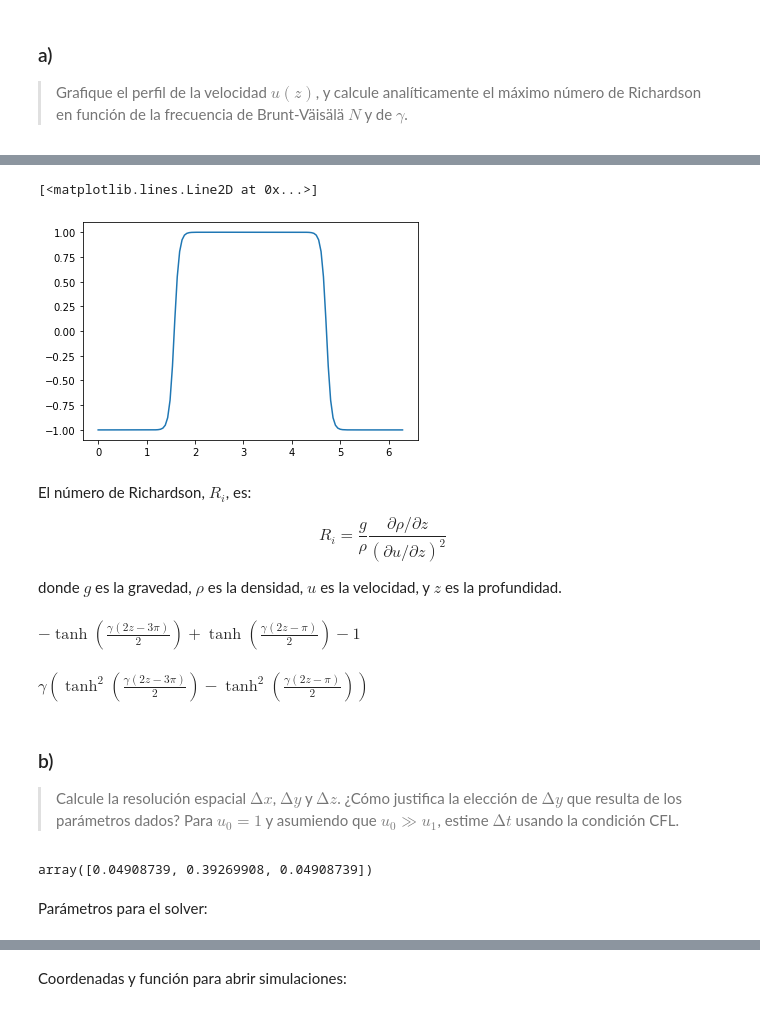
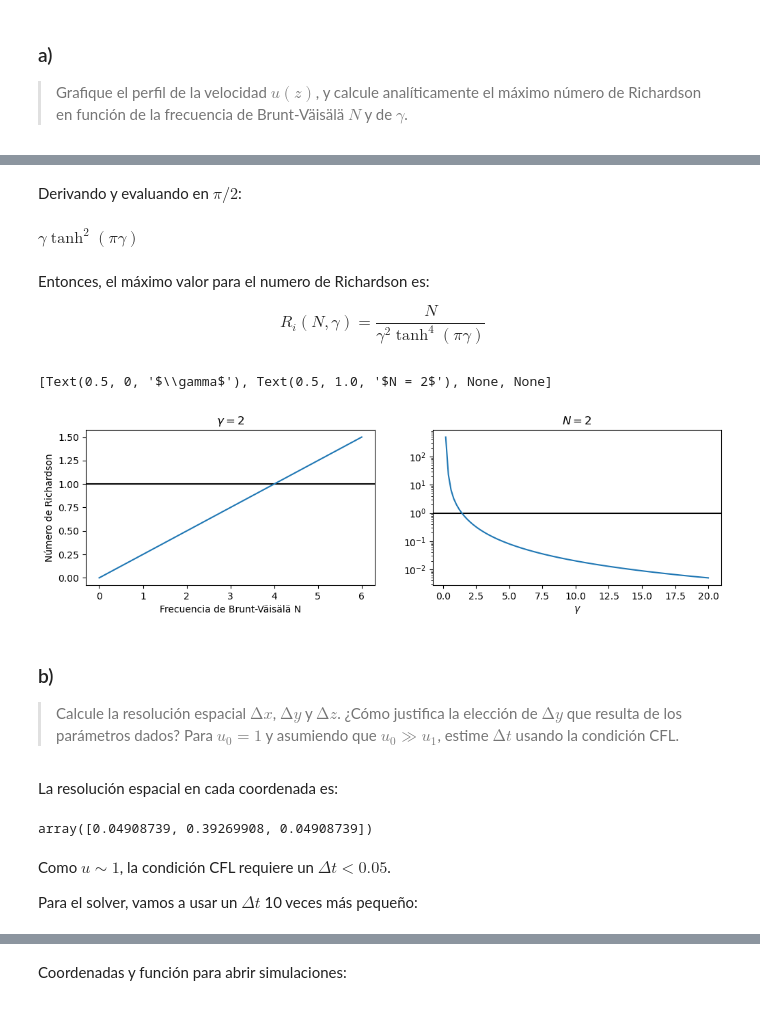
Before and after one commit to maurosilber/fluidos, a Jupyter notebook: guia3/problema3.ipynb, the cells around one changed output, grey strips where cells are left out. Cells and saved outputs as stored; diff of their text form; code cells hidden in the pictures.

```diff
--- a/guia3/problema3.ipynb
+++ b/guia3/problema3.ipynb
@@ -36,34 +65,49 @@ sympy.plot(perfil_u.subs(gamma, 10))
-# %%
-def initial_u(z, gamma):
-    return np.tanh(gamma * (z - np.pi / 2)) + np.tanh(gamma * (-z + 3 * np.pi / 2)) - 1
-
-z = np.linspace(0, 2 * np.pi, 128)
-plt.plot(z, initial_u(z, 10))
-# %% [output]
-[<matplotlib.lines.Line2D at 0x...>]
-[figure, removed]
-# %% [markdown]
-El número de Richardson, $R_i$, es:
-
-$$ R_i = \frac{g}{ρ} \frac{∂ρ/∂z}{(∂u/∂z)^2} $$
-
-donde
-$g$ es la gravedad,
-$ρ$ es la densidad,
-$u$ es la velocidad, y
-$z$ es la profundidad.
-# %%
-sympy.simplify(perfil_u)
-# %% [output]
-$\displaystyle - \tanh{\left(\frac{\gamma \left(2 z - 3 \pi\right)}{2} \right)} + \tanh{\left(\frac{\gamma \left(2 z - \pi\right)}{2} \right)} - 1$
+# %% [markdown]
+Derivando y evaluando en $\pi / 2$:
 # %%
-sympy.simplify(sympy.diff(perfil_u, z))
+sympy.simplify(sympy.diff(perfil_u, z).subs(z, sympy.pi / 2))
 # %% [output]
-$\displaystyle \gamma \left(\tanh^{2}{\left(\frac{\gamma \left(2 z - 3 \pi\right)}{2} \right)} - \tanh^{2}{\left(\frac{\gamma \left(2 z - \pi\right)}{2} \right)}\right)$
+$\displaystyle \gamma \tanh^{2}{\left(\pi \gamma \right)}$
+# %% [markdown]
+Entonces,
+el máximo valor para el numero de Richardson es:
+
+$$ R_i(N, \gamma) = \frac{N}{\gamma^2 \tanh^4(\pi \gamma)} $$
+# %%
+def richardson(N, gamma):
+    return N / gamma**2 / np.tanh(np.pi * gamma) ** 4
+
+
+fig, ax = plt.subplots(1, 2, figsize=(12, 3), dpi=100)
+
+for a in ax:
+    a.axhline(1, color="black")
+
+N = np.linspace(0, 6, 100)
+ax[0].plot(N, richardson(N=N, gamma=2))
+ax[0].set(
+    xlabel="Frecuencia de Brunt-Väisälä N",
+    ylabel="Número de Richardson",
+    title="$\gamma = 2$",
+)
+
+gamma = np.linspace(0, 20, 100)[1:]
+ax[1].plot(gamma, richardson(N=2, gamma=gamma))
+ax[1].set(
+    xlabel="$\gamma$",
+    title="$N = 2$",
+    xscale="linear",
+    yscale="log",
+)
+# %% [output]
+[Text(0.5, 0, '$\\gamma$'), Text(0.5, 1.0, '$N = 2$'), None, None]
+[figure, added]
 # %% [markdown]
 ### b)
 > Calcule la resolución espacial $∆x$, $∆y$ y $∆z$.
 ¿Cómo justifica la elección de $∆y$ que resulta de los parámetros dados?
 Para $u_0 = 1$ y asumiendo que $u_0 \gg u_1$,
 estime $∆t$ usando la condición CFL.
+# %% [markdown]
+La resolución espacial en cada coordenada es:
 # %%
@@ -74,7 +118,11 @@ L / N
 # %% [output]
 array([0.04908739, 0.39269908, 0.04908739])
-# %% [markdown]
-Parámetros para el solver:
+# %% [markdown]
+Como $u \sim 1$,
+la condición CFL requiere un $\Delta t < 0.05$.
+
+Para el solver,
+vamos a usar un $\Delta t$ 10 veces más pequeño:
 # %%
 dt_CFL = 0.05
 dt_solver = dt_CFL / 10
```
Also changed, not shown: parts of 28 cells of this notebook.
